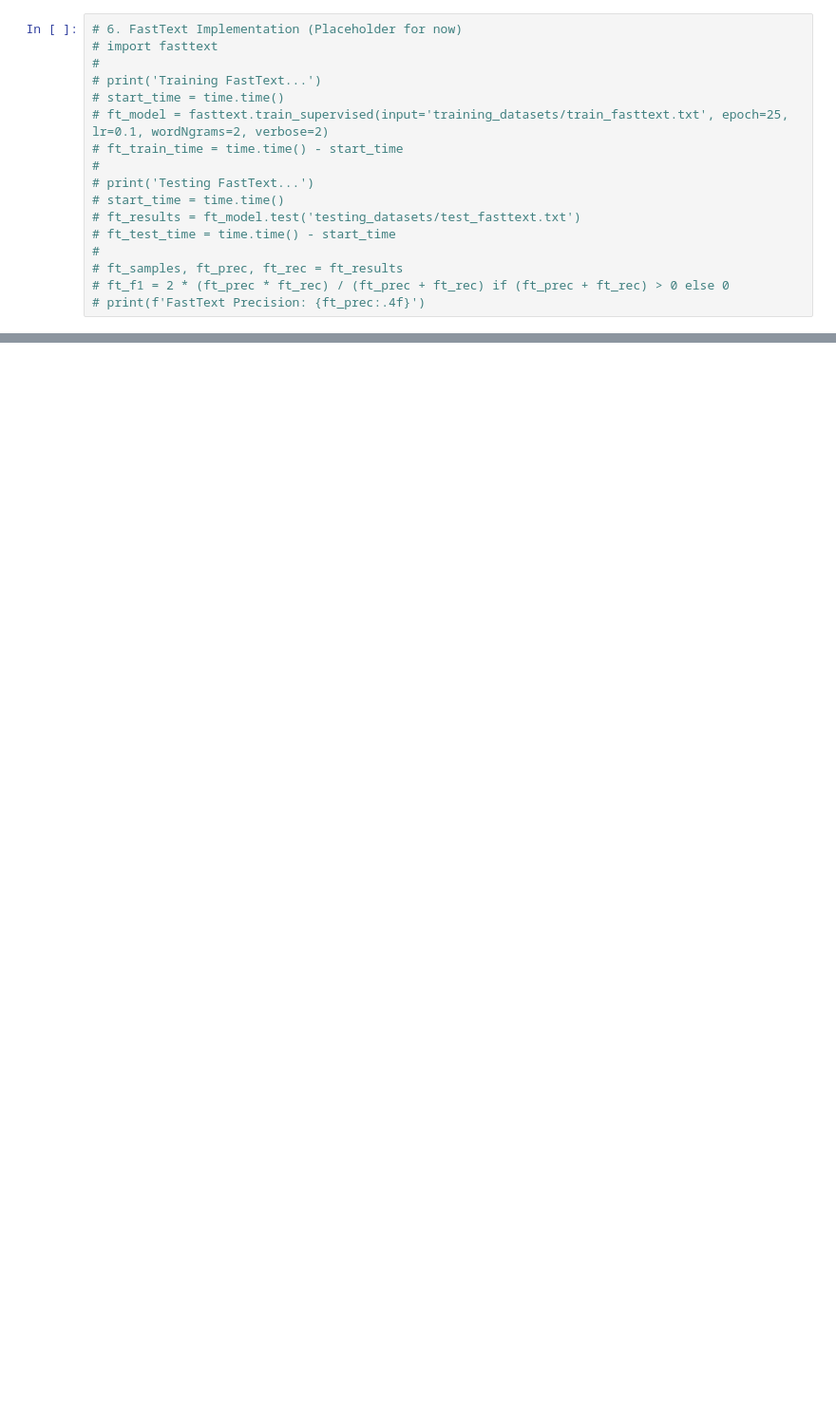
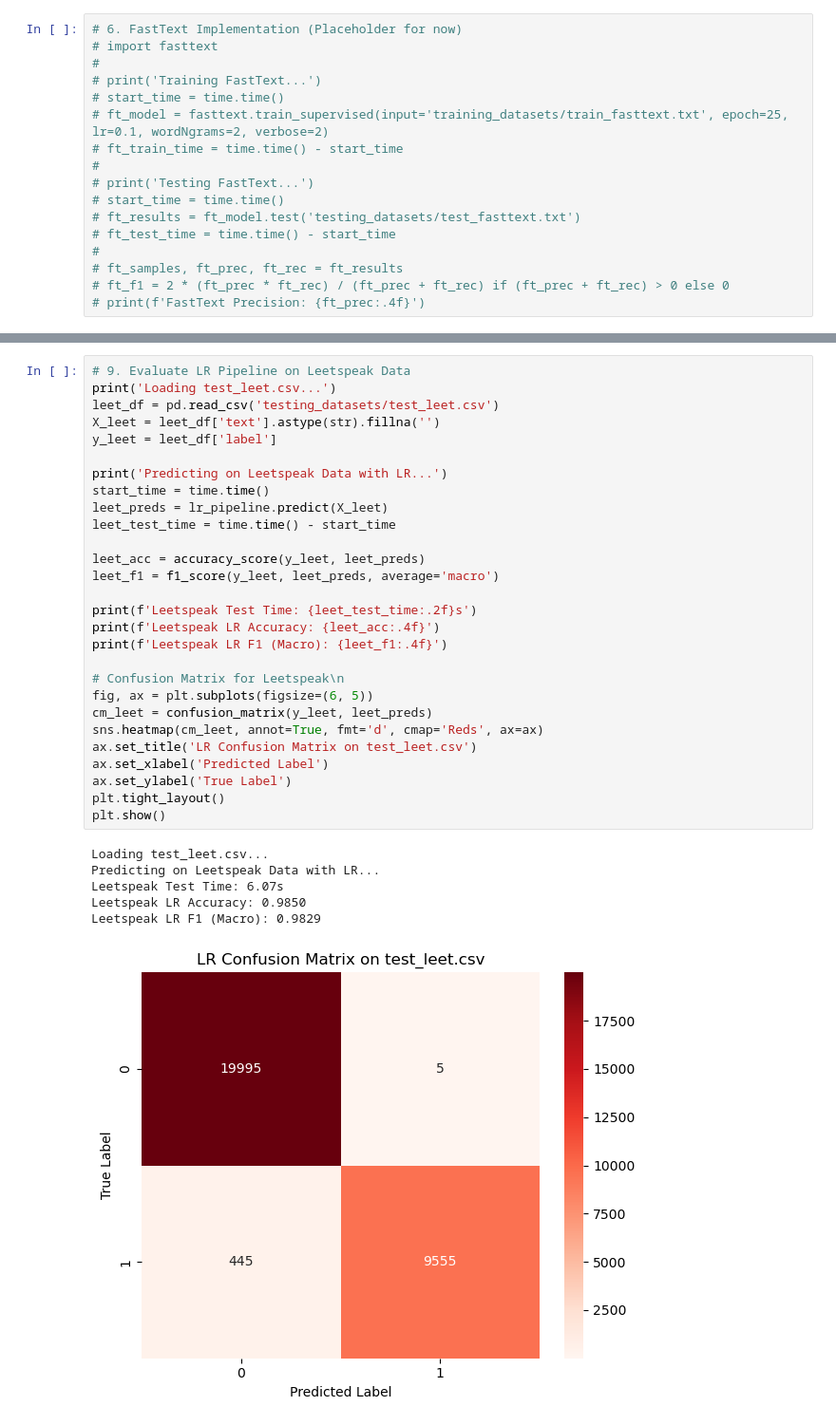
Before and after one commit to Kerem00/nextgenforum, a Jupyter notebook: machine_learning/ml_training.ipynb, the cells around one changed output, grey strips where cells are left out. Shown at 95% size. Drawn from its saved outputs; the diff is of its cells as text; blank space fills up the shorter version.

```diff
--- a/machine_learning/ml_training.ipynb
+++ b/machine_learning/ml_training.ipynb
@@ -132,0 +181,35 @@ results_df
+# %%
+# 9. Evaluate LR Pipeline on Leetspeak Data
+print('Loading test_leet.csv...')
+leet_df = pd.read_csv('testing_datasets/test_leet.csv')
+X_leet = leet_df['text'].astype(str).fillna('')
+y_leet = leet_df['label']
+
+print('Predicting on Leetspeak Data with LR...')
+start_time = time.time()
+leet_preds = lr_pipeline.predict(X_leet)
+leet_test_time = time.time() - start_time
+
+leet_acc = accuracy_score(y_leet, leet_preds)
+leet_f1 = f1_score(y_leet, leet_preds, average='macro')
+
+print(f'Leetspeak Test Time: {leet_test_time:.2f}s')
+print(f'Leetspeak LR Accuracy: {leet_acc:.4f}')
+print(f'Leetspeak LR F1 (Macro): {leet_f1:.4f}')
+
+# Confusion Matrix for Leetspeak\n
+fig, ax = plt.subplots(figsize=(6, 5))
+cm_leet = confusion_matrix(y_leet, leet_preds)
+sns.heatmap(cm_leet, annot=True, fmt='d', cmap='Reds', ax=ax)
+ax.set_title('LR Confusion Matrix on test_leet.csv')
+ax.set_xlabel('Predicted Label')
+ax.set_ylabel('True Label')
+plt.tight_layout()
+plt.show()
+# %% [output]
+Loading test_leet.csv...
+Predicting on Leetspeak Data with LR...
+Leetspeak Test Time: 6.07s
+Leetspeak LR Accuracy: 0.9850
+Leetspeak LR F1 (Macro): 0.9829
+[figure, added]
```
Also changed, not shown: parts of 9 cells of this notebook, 8 other files.
